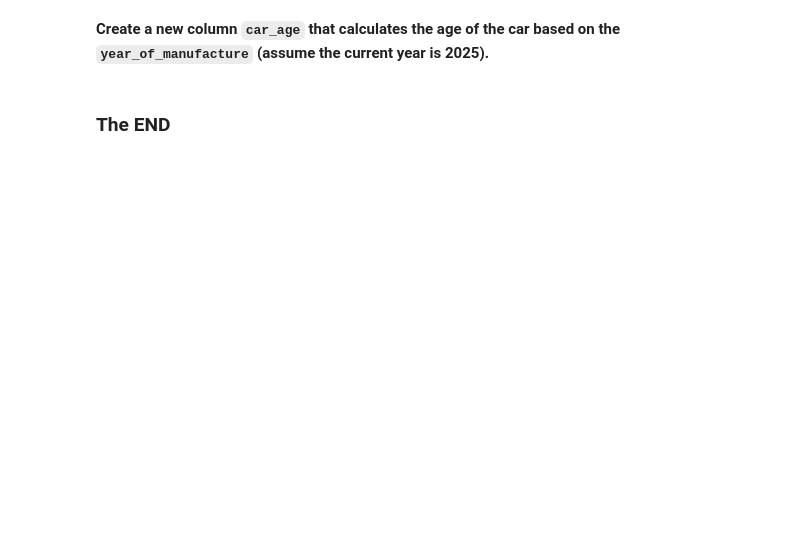
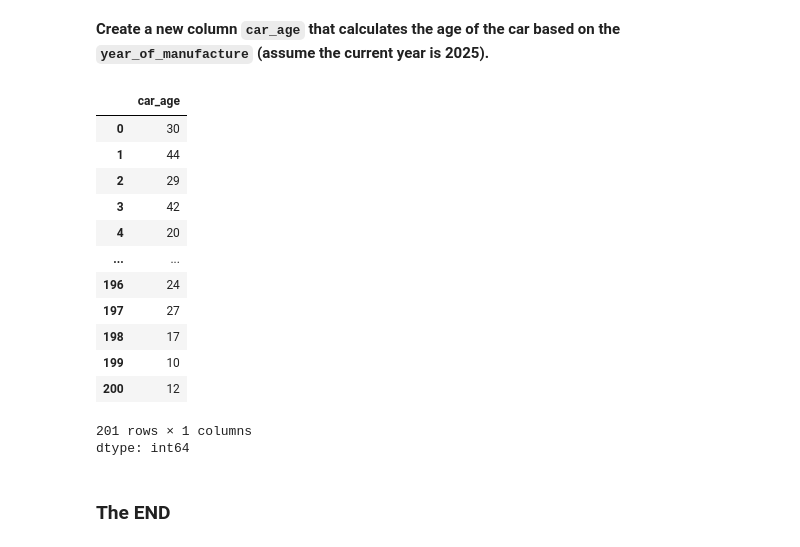
Before and after one commit to sriniketh-reddy/COE-Week-3, a Jupyter notebook: Pandas-Assignment (Day 2)/Pandas_Lab_Exercis2.ipynb, the cells around one changed output. Cells and saved outputs as stored; diff of their text form; code cells hidden in the pictures; blank space fills up the shorter version.

```diff
--- a/Pandas-Assignment (Day 2)/Pandas_Lab_Exercis2.ipynb
+++ b/Pandas-Assignment (Day 2)/Pandas_Lab_Exercis2.ipynb
@@ -150,4 +214,25 @@ df.loc[(df["horsepower"]>100) & (df["horsepower"]<200),["make","horsepower","pri
 # %% [markdown]
 **Create a new column `car_age` that calculates the age of the car based on the `year_of_manufacture` (assume the current year is 2025).**
+# %%
+import random
+
+df["year_of_manufacture"] = [random.randint(1980,2020) for _ in range(df.shape[0])]
+df["car_age"] = 2025 - df["year_of_manufacture"]
+df["car_age"]
+# %% [output]
+|  | car_age |
+| 0 | 30 |
+| 1 | 44 |
+| 2 | 29 |
+| 3 | 42 |
+| 4 | 20 |
+| ... | ... |
+| 196 | 24 |
+| 197 | 27 |
+| 198 | 17 |
+| 199 | 10 |
+| 200 | 12 |
+201 rows × 1 columns
+dtype: int64
 # %% [markdown]
 ### The END
```
Also changed, not shown: parts of 7 cells of this notebook.
